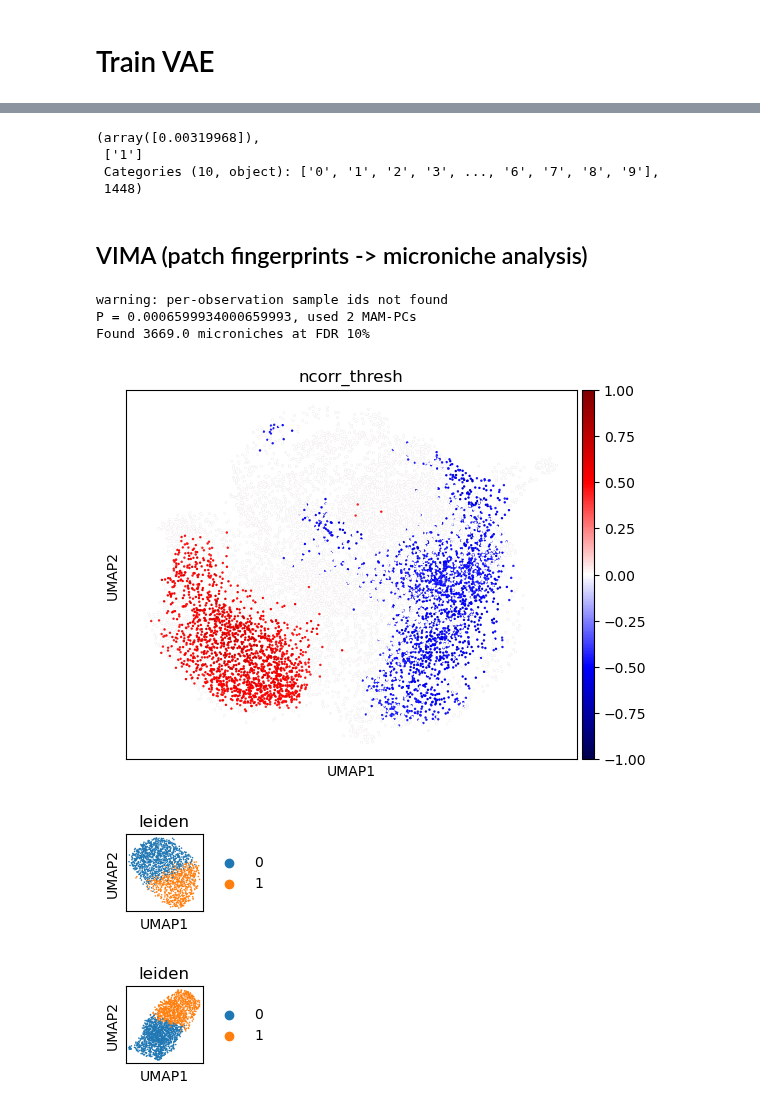
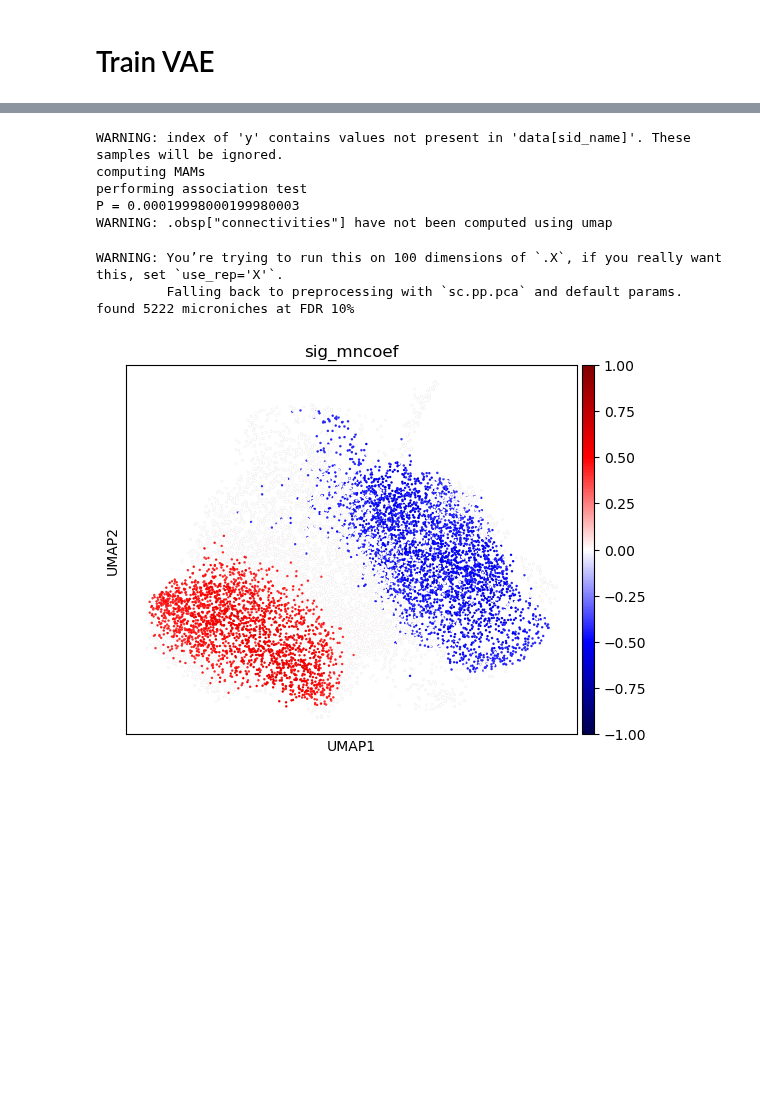
Before and after one commit to yakirr/vimapaper, a Jupyter notebook: RA/RA.2.analyze.ipynb, the cells around one changed output, grey strips where cells are left out. Cells and saved outputs as stored; diff of their text form; code cells hidden in the pictures; blank space fills up the shorter version.

```diff
--- a/RA/RA.2.analyze.ipynb
+++ b/RA/RA.2.analyze.ipynb
@@ -239,46 +164,18 @@ warning: per-observation sample ids not found
-# %%
-ps[ps <= 0.05/len(ps)], clusts[ps <= 0.05/len(ps)], (d.obs['leiden'] == '1').sum()
-# %% [output]
-(array([0.00319968]),
- ['1']
- Categories (10, object): ['0', '1', '2', '3', ..., '6', '7', '8', '9'],
- 1448)
-# %% [markdown]
-## VIMA (patch fingerprints -> microniche analysis)
-# %%
-Ddense = cna.read(f'_results/default-vae.h5ad'); Ddense.sampleid = 'sid'
-res = va.association(Ddense, Ddense.samplem.fstar)
-# %% [output]
-warning: per-observation sample ids not found
-P = 0.0006599934000659993, used 2 MAM-PCs
-Found 3669.0 microniches at FDR 10%
-# %%
-sc.pl.umap(Ddense, ax=plt.gca(), show=False)
-sc.pl.umap(Ddense, color='sig_mncoeff', cmap='seismic', vmin=-1, vmax=1, ax=plt.gca())
-# %% [output]
-[figure, removed]
-# %%
-sig_pos = Ddense[Ddense.obs.sig_mncoeff > 0].copy()
-sig_neg = Ddense[Ddense.obs.sig_mncoeff < 0].copy()
-for label, d_sig, r in [('pos', sig_pos, 0.35), ('neg', sig_neg, 0.2)]:
-    np.random.seed(0)
-    sc.pp.neighbors(d_sig, use_rep='X')
-    sc.tl.umap(d_sig)
-    sc.tl.leiden(d_sig, resolution=r, key_added='leiden', seed=0)
-    plt.figure(figsize=(1,1)); sc.pl.umap(d_sig, color='leiden', s=5, ax=plt.gca())
-    Ddense.obs[label+'_leiden'] = d_sig.obs.leiden
-
-# count number of patches of each type per sample
-Ddense.samplem['npatches'] = Ddense.obs.sid.value_counts()
-Ddense.samplem[['nneg', 'npos']] = pd.crosstab(Ddense.obs.sid, Ddense.obs.sig_mncoeff.map(
-                                    lambda x: 0 if x < 0 else (1 if x > 0 else np.nan)
-                                ))
-Ddense.samplem.drop(columns=[c for c in Ddense.samplem.columns if c.startswith('pos') or c.startswith('neg')], inplace=True)
-Ddense.samplem[[f'pos{c}' for c in Ddense.obs.pos_leiden.unique() if c == c]] = pd.crosstab(Ddense.obs.sid, Ddense.obs.pos_leiden)
-Ddense.samplem[[f'neg{c}' for c in Ddense.obs.neg_leiden.unique() if c == c]] = pd.crosstab(Ddense.obs.sid, Ddense.obs.neg_leiden)
-Ddense.samplem = Ddense.samplem.fillna(0)
-
-Ddense.write(f'_results/{name}-vae.h5ad')
-# %% [output]
-[figure, removed]
-[figure, removed]
+# %%
+# do case-control analysis
+p, D = vima.association(ds, samplemeta.fstar, 'sid', donorids=samplemeta.donor)
+print(f'found {(D.obs.mncoef_fdr <= 0.1).sum()} microniches at FDR 10%')
+
+D.obs['sig_mncoef'] = D.obs.mncoef.where(D.obs.mncoef_fdr <= 0.1, 0)
+sc.pl.umap(D, ax=plt.gca(), show=False)
+sc.pl.umap(D, color='sig_mncoef', cmap='seismic', vmin=-1, vmax=1, ax=plt.gca())
+# %% [output]
+WARNING: index of 'y' contains values not present in 'data[sid_name]'. These samples will be ignored.
+computing MAMs
+performing association test
+P = 0.00019998000199980003
+WARNING: .obsp["connectivities"] have not been computed using umap
+WARNING: You’re trying to run this on 100 dimensions of `.X`, if you really want this, set `use_rep='X'`.
+         Falling back to preprocessing with `sc.pp.pca` and default params.
+found 5222 microniches at FDR 10%
+[figure, added]
```
Also changed, not shown: parts of 33 cells of this notebook, 2 other files.
